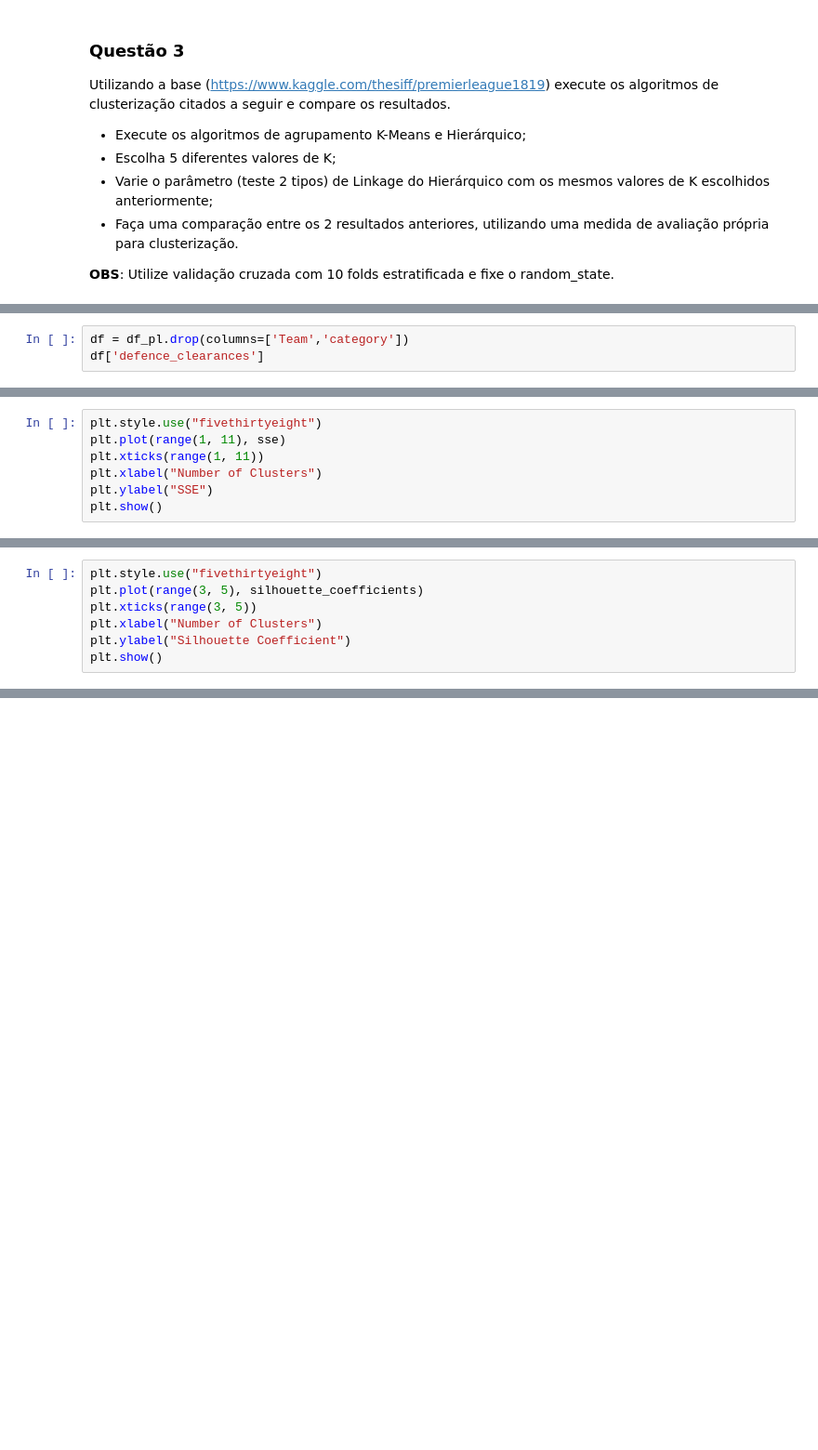
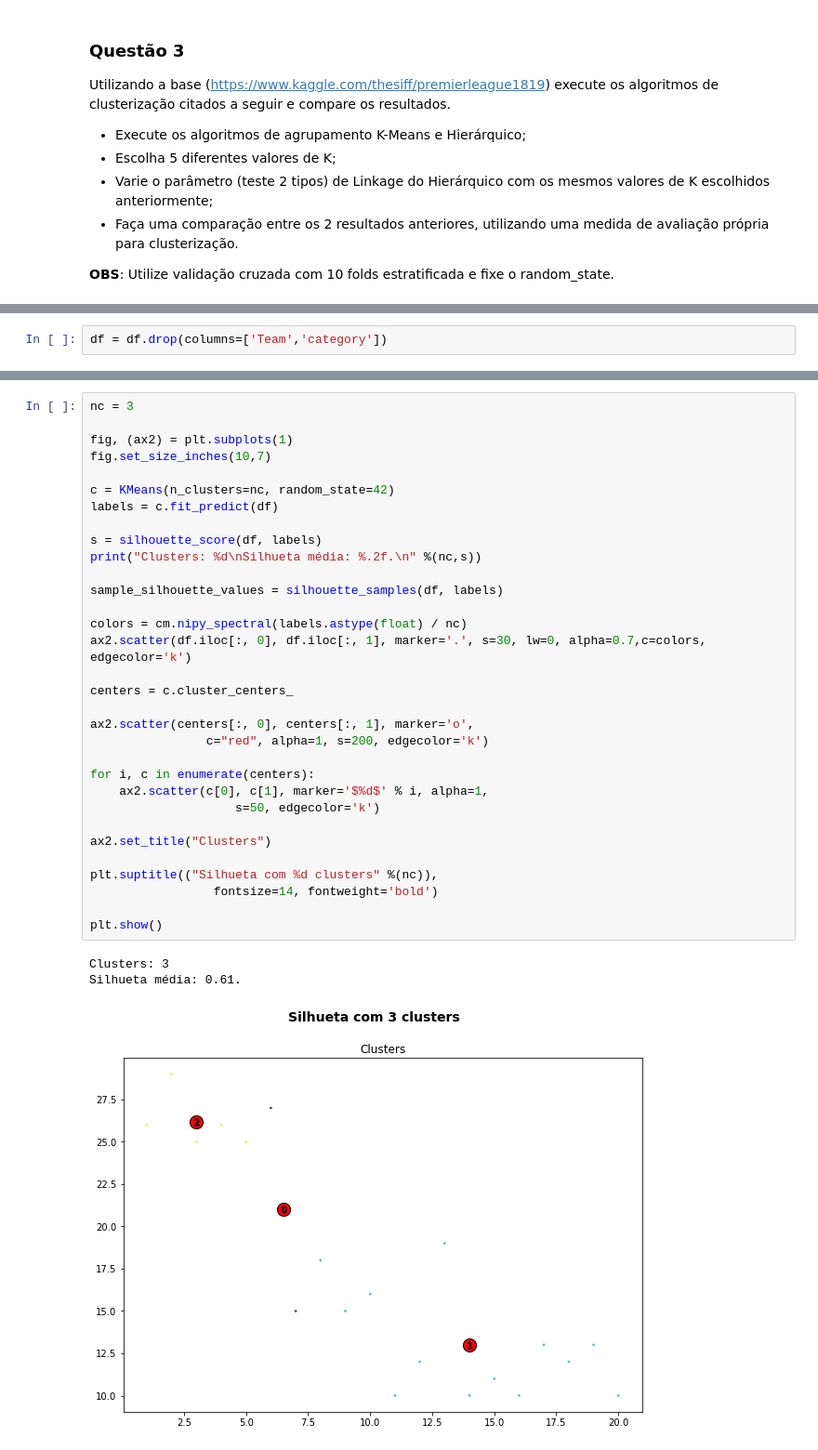
Before and after one commit to BarrosLucas/IA-Test, a Jupyter notebook: Question3.ipynb, the cells around one changed output, grey strips where cells are left out. Shown: that part at 93% size. Drawn from its saved outputs; the diff is of its cells as text; blank space fills up the shorter version.

```diff
--- a/Question3.ipynb
+++ b/Question3.ipynb
@@ -80,3 +43,0 @@ kmeans = KMeans(init="random", n_clusters=3,n_init=10,max_iter=300,random_state=
-# %%
-df = df_pl.drop(columns=['Team','category'])
-df['defence_clearances']
@@ -237,7 +211,0 @@ for k in range(1, 11):
-# %%
-plt.style.use("fivethirtyeight")
-plt.plot(range(1, 11), sse)
-plt.xticks(range(1, 11))
-plt.xlabel("Number of Clusters")
-plt.ylabel("SSE")
-plt.show()
@@ -261,7 +211,0 @@ for k in range(3, 5):
-# %%
-plt.style.use("fivethirtyeight")
-plt.plot(range(3, 5), silhouette_coefficients)
-plt.xticks(range(3, 5))
-plt.xlabel("Number of Clusters")
-plt.ylabel("Silhouette Coefficient")
-plt.show()
@@ -297,0 +256,2 @@ plt.show()
+# %%
+df = df.drop(columns=['Team','category'])
@@ -297,0 +271,36 @@ plt.show()
+# %%
+nc = 3
+
+fig, (ax2) = plt.subplots(1)
+fig.set_size_inches(10,7)
+
+c = KMeans(n_clusters=nc, random_state=42)
+labels = c.fit_predict(df)
+
+s = silhouette_score(df, labels)
+print("Clusters: %d\nSilhueta média: %.2f.\n" %(nc,s))
+
+sample_silhouette_values = silhouette_samples(df, labels)
+
+colors = cm.nipy_spectral(labels.astype(float) / nc)
+ax2.scatter(df.iloc[:, 0], df.iloc[:, 1], marker='.', s=30, lw=0, alpha=0.7,c=colors, edgecolor='k')
+
+centers = c.cluster_centers_
+
+ax2.scatter(centers[:, 0], centers[:, 1], marker='o',
+                c="red", alpha=1, s=200, edgecolor='k')
+
+for i, c in enumerate(centers):
+    ax2.scatter(c[0], c[1], marker='$%d$' % i, alpha=1,
+                    s=50, edgecolor='k')
+
+ax2.set_title("Clusters")
+
+plt.suptitle(("Silhueta com %d clusters" %(nc)),
+                 fontsize=14, fontweight='bold')
+
+plt.show()
+# %% [output]
+Clusters: 3
+Silhueta média: 0.61.
+[figure, added]
```
Also changed, not shown: parts of 68 cells of this notebook.
